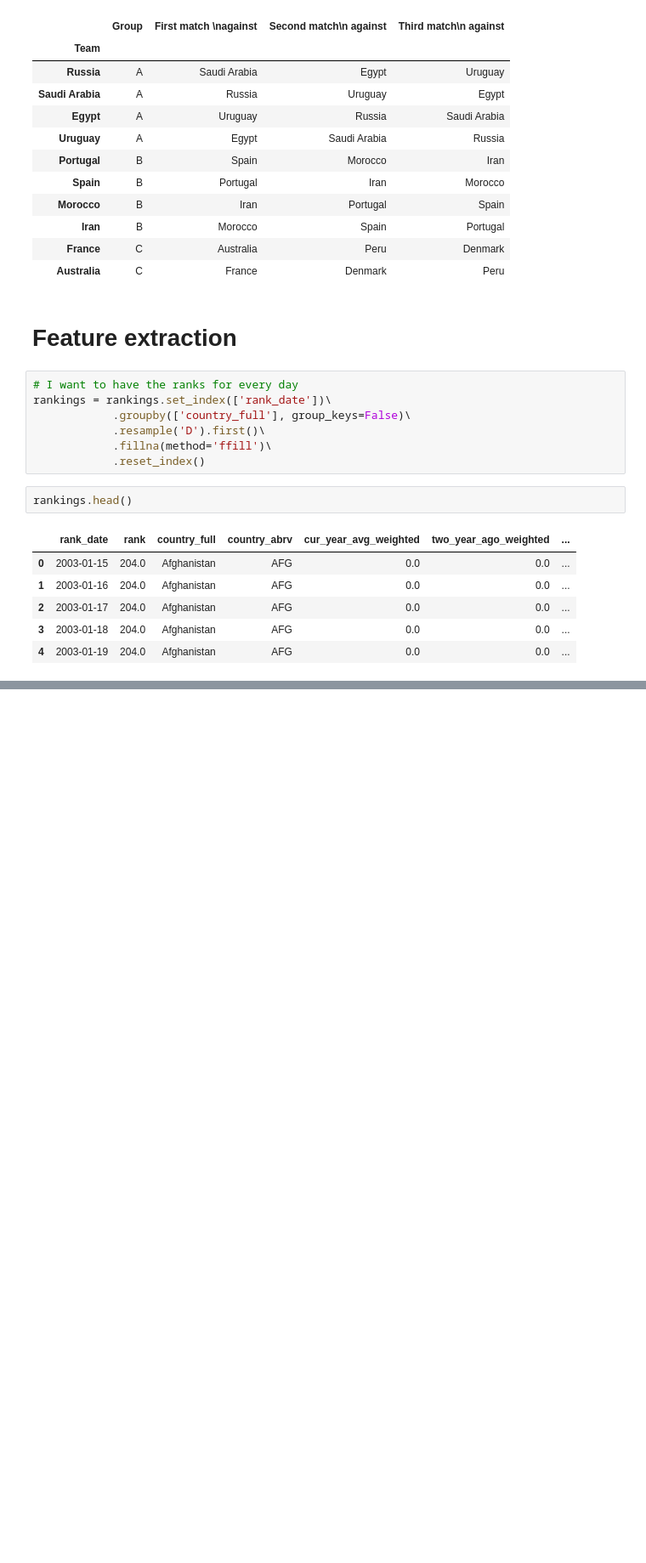
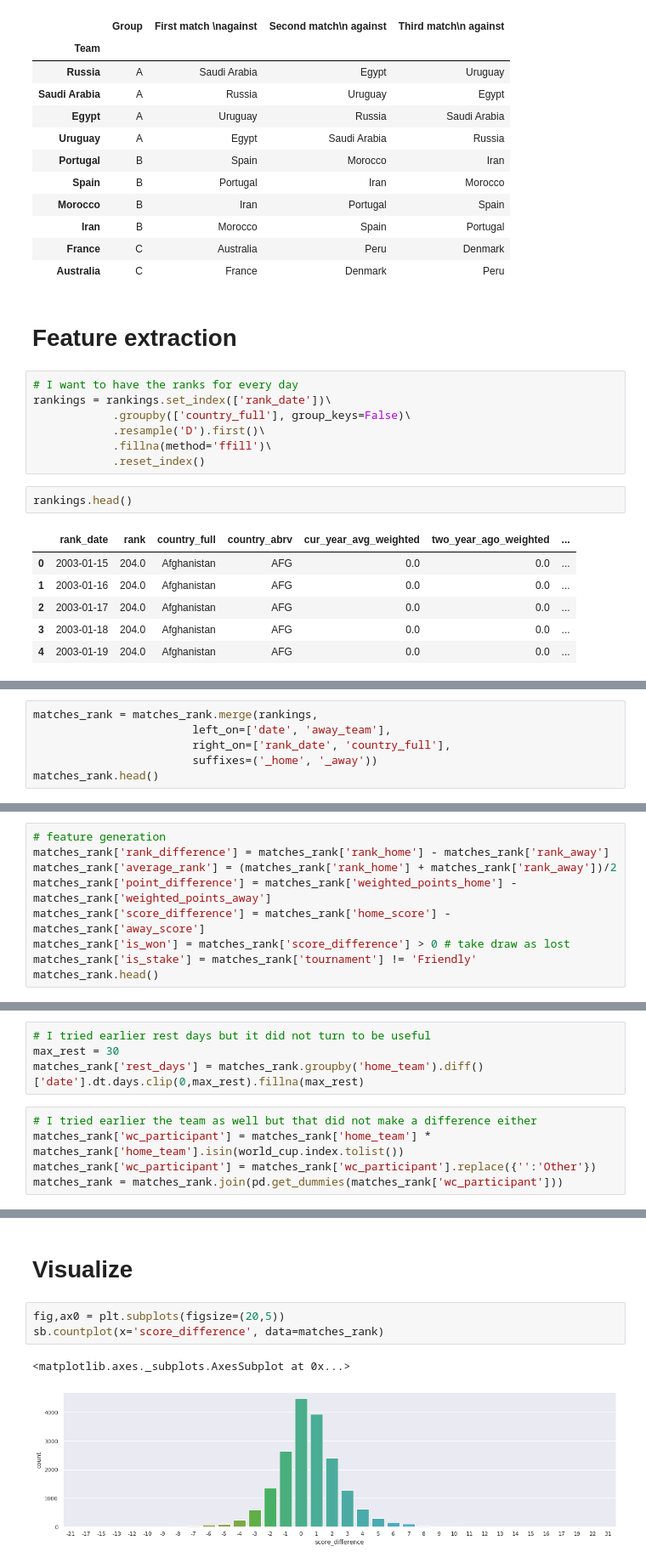
Before and after one commit to melvinmcrn/Project_ML_Soccer-world-cup-2018, a Jupyter notebook: Soccer World Cup 2018 Winner.ipynb, the cells around one changed output, grey strips where cells are left out. Shown at 85% size. Drawn from its saved outputs; the diff is of its cells as text; blank space fills up the shorter version.

Commit message:
visualizing data

```diff
--- a/Soccer World Cup 2018 Winner.ipynb
+++ b/Soccer World Cup 2018 Winner.ipynb
@@ -126,0 +131,6 @@ matches = matches.merge(rankings,
+# %%
+matches_rank = matches_rank.merge(rankings,
+                        left_on=['date', 'away_team'],
+                        right_on=['rank_date', 'country_full'],
+                        suffixes=('_home', '_away'))
+matches_rank.head()
@@ -126,0 +144,9 @@ matches = matches.merge(rankings,
+# %%
+# feature generation
+matches_rank['rank_difference'] = matches_rank['rank_home'] - matches_rank['rank_away']
+matches_rank['average_rank'] = (matches_rank['rank_home'] + matches_rank['rank_away'])/2
+matches_rank['point_difference'] = matches_rank['weighted_points_home'] - matches_rank['weighted_points_away']
+matches_rank['score_difference'] = matches_rank['home_score'] - matches_rank['away_score']
+matches_rank['is_won'] = matches_rank['score_difference'] > 0 # take draw as lost
+matches_rank['is_stake'] = matches_rank['tournament'] != 'Friendly'
+matches_rank.head()
@@ -127 +160,10 @@ matches = matches.merge(rankings,
+# %%
+# I tried earlier rest days but it did not turn to be useful
+max_rest = 30
+matches_rank['rest_days'] = matches_rank.groupby('home_team').diff()['date'].dt.days.clip(0,max_rest).fillna(max_rest)
+# %%
+# I tried earlier the team as well but that did not make a difference either
+matches_rank['wc_participant'] = matches_rank['home_team'] * matches_rank['home_team'].isin(world_cup.index.tolist())
+matches_rank['wc_participant'] = matches_rank['wc_participant'].replace({'':'Other'})
+matches_rank = matches_rank.join(pd.get_dummies(matches_rank['wc_participant']))
 # %%
@@ -133,3 +175,11 @@ matches.head()
 | 2 | 1993-08-08 | Ecuador | Venezuela | 5 | 0 | FIFA World Cup qualification | Quito | Ecuador | False | ... |
 | 3 | 1993-08-08 | Guinea | Sierra Leone | 1 | 0 | Friendly | Conakry | Guinea | False | ... |
 | 4 | 1993-08-08 | Paraguay | Argentina | 1 | 3 | FIFA World Cup qualification | Asunción | Paraguay | False | ... |
+# %% [markdown]
+# **Visualize**
+# %%
+fig,ax0 = plt.subplots(figsize=(20,5))
+sb.countplot(x='score_difference', data=matches_rank)
+# %% [output]
+<matplotlib.axes._subplots.AxesSubplot at 0x...>
+[figure, added]
```
Also changed, not shown: parts of 6 cells of this notebook.
